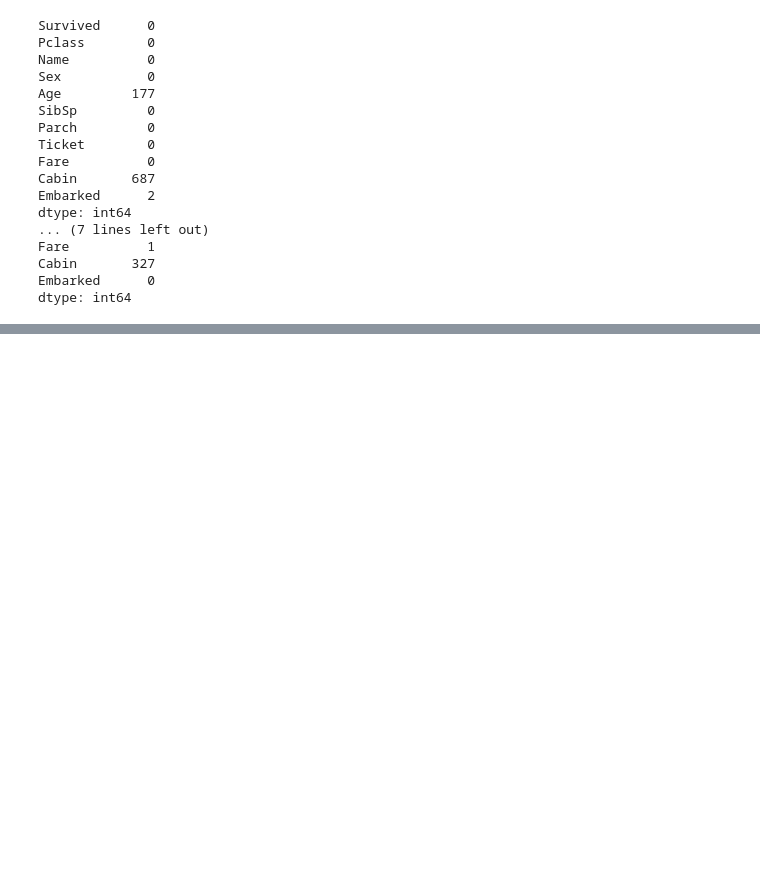
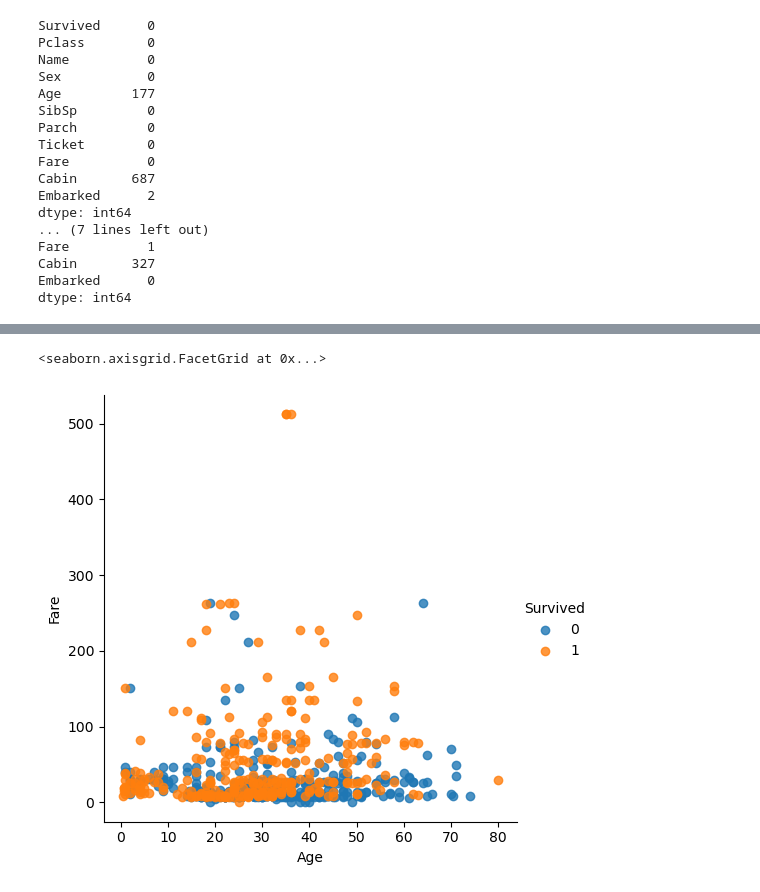
Before and after one commit to alwaysbemyday1/kaggle, a Jupyter notebook: Titanic/2nd_submission.ipynb, the cells around one changed output, grey strips where cells are left out. Cells and saved outputs as stored; diff of their text form; code cells hidden in the pictures; blank space fills up the shorter version.

```diff
--- a/Titanic/2nd_submission.ipynb
+++ b/Titanic/2nd_submission.ipynb
@@ -140,0 +148,8 @@ test=test.drop(columns='Pclass')
+# %%
+sns.lmplot(data=train, x='Age', y='Fare', fit_reg=False, hue='Survived')
+# lmplot
+# column 간의 선형관계를 확인하기에 용이한 차트 (outlier 짐작 가능)
+# fit_reg 파라미터: 추세선
+# %% [output]
+<seaborn.axisgrid.FacetGrid at 0x...>
+[figure, added]
```
Also changed, not shown: parts of 17 cells of this notebook.
